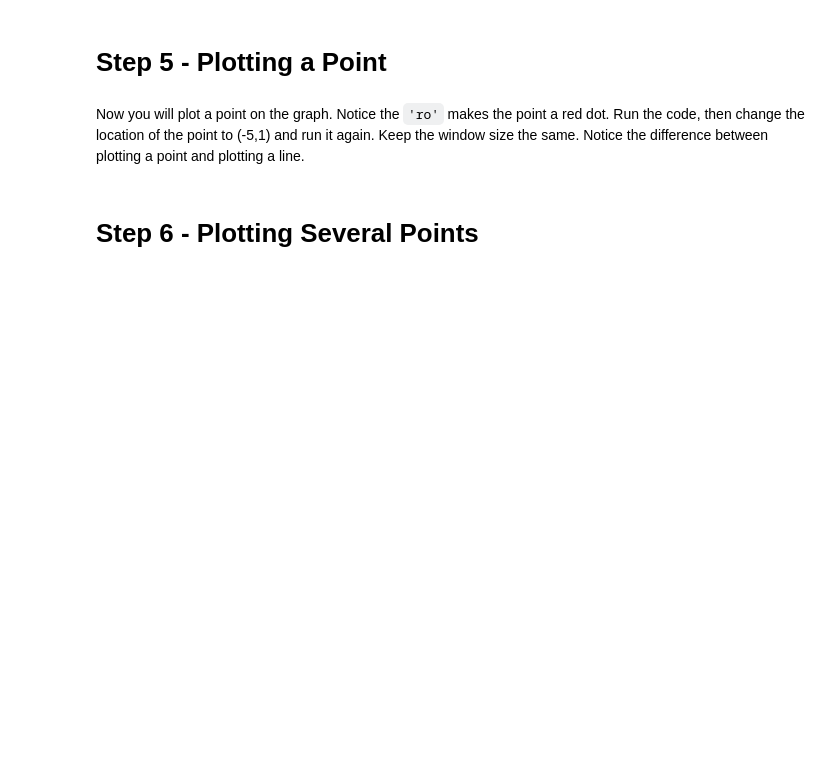
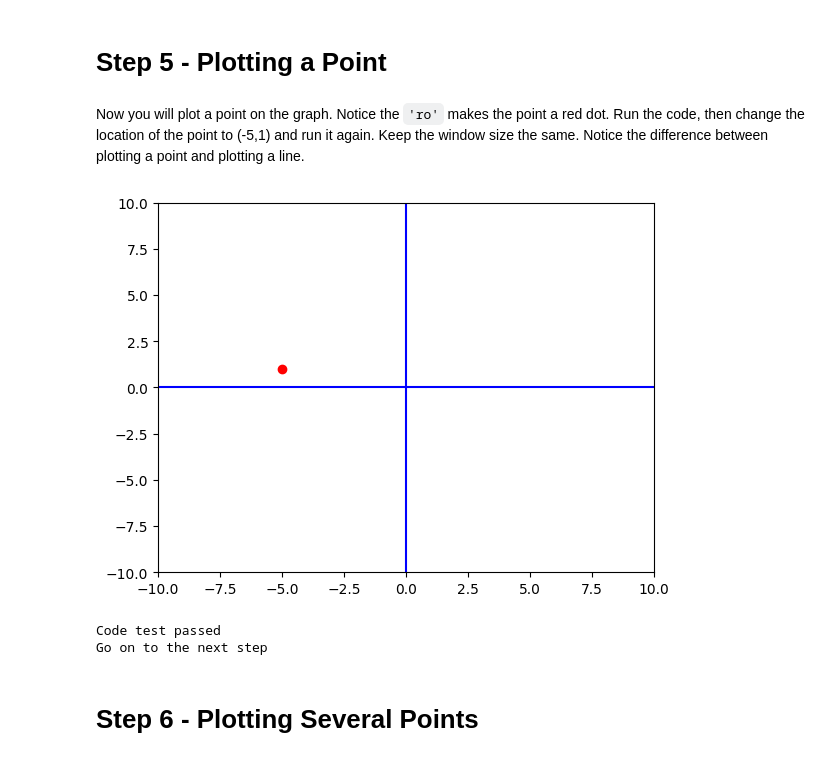
Before and after one commit to fialovy1/Spoon-Knife_fork, a Jupyter notebook: Foundational-Math-2.ipynb, the cells around one changed output. Drawn from its saved outputs; the diff is of its cells as text; code cells hidden in the pictures; blank space fills up the shorter version.

```diff
--- a/Foundational-Math-2.ipynb
+++ b/Foundational-Math-2.ipynb
@@ -113,25 +137,29 @@ Now you will plot a point on the graph. Notice the `'ro'` makes the point a red
 # %%
 import matplotlib.pyplot as plt
 
 xmin = -10
 xmax = 10
 ymin = -10
 ymax = 10
 
 fig, ax = plt.subplots()
 plt.axis([xmin,xmax,ymin,ymax]) # window size
 plt.plot([xmin,xmax],[0,0],'b') # blue x axis
 plt.plot([0,0],[ymin,ymax], 'b') # blue y axis
 
 # Change only the numbers in the following line:
-plt.plot([5],[4], 'ro')
+plt.plot([-5],[1], 'ro')
 
 plt.show()
 
 
 # Only change code above this line
 import math_code_test_b as test
 test.step05(In[-1].split('# Only change code above this line')[0])
+# %% [output]
+[figure, added]
+Code test passed
+Go on to the next step
 # %% [markdown]
 # Step 6 - Plotting Several Points
 # %% [markdown]
```
Also changed, not shown: parts of 25 cells of this notebook.
